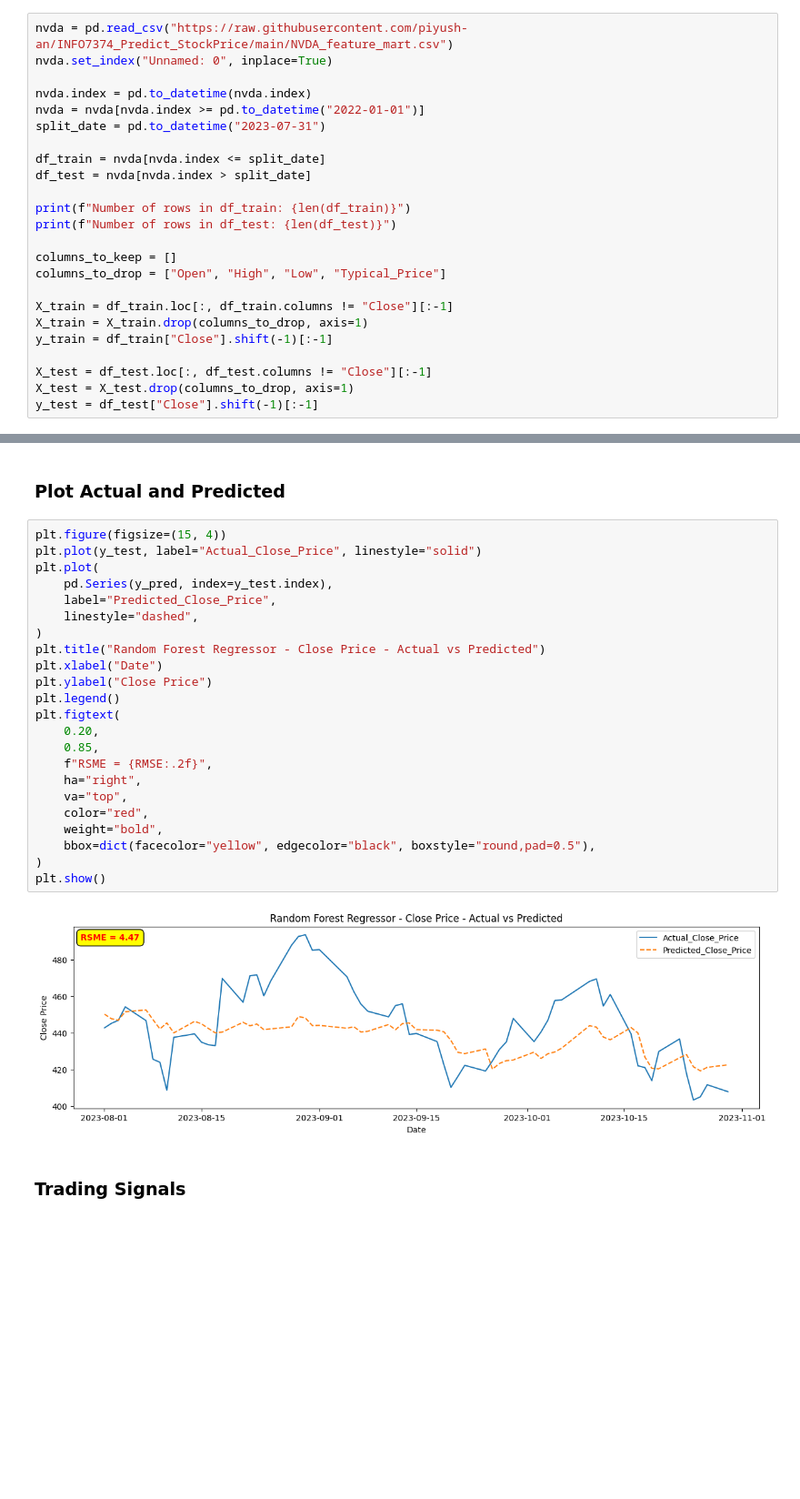
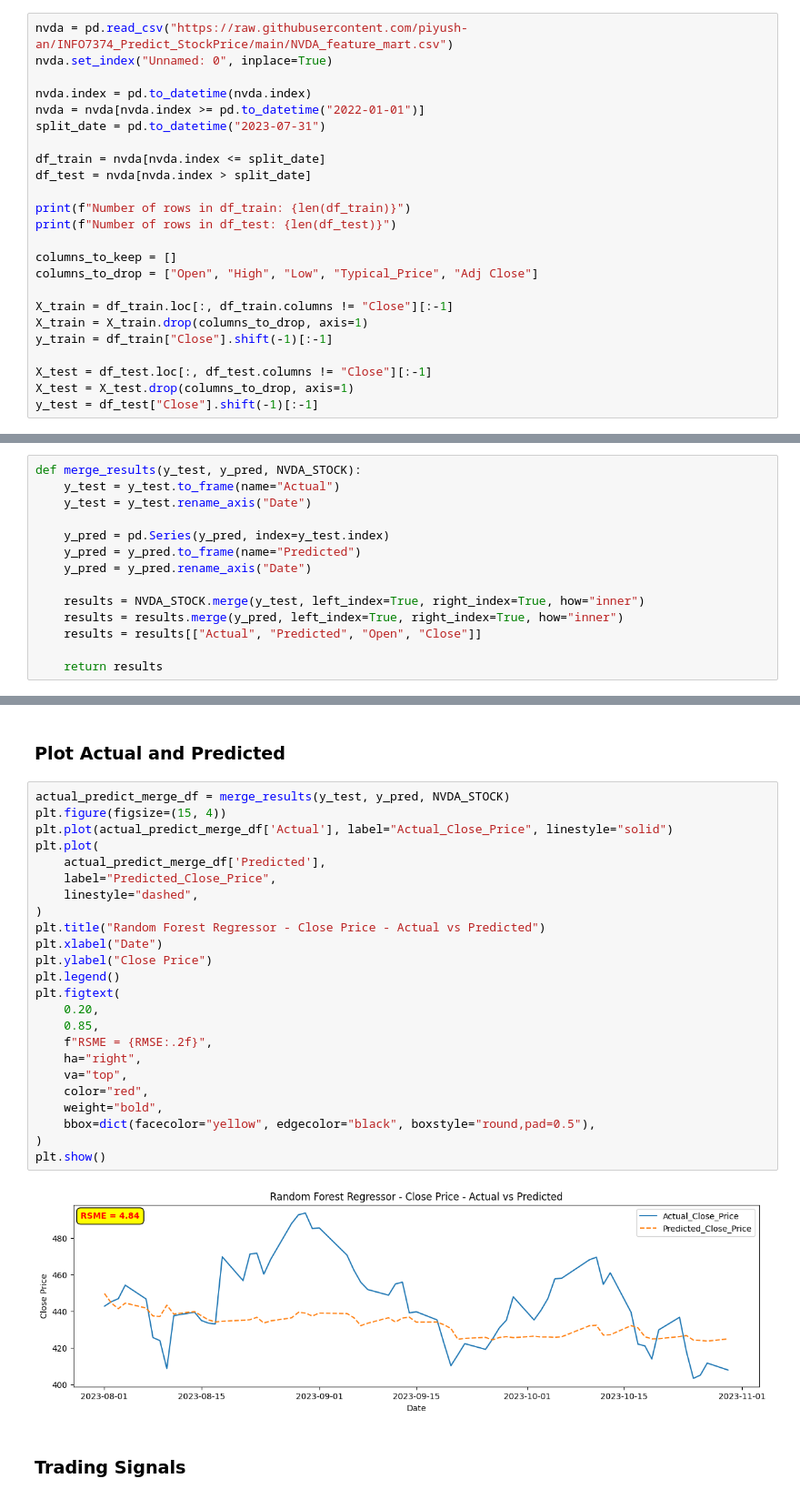
Before and after one commit to piyush-an/INFO7374_Predict_StockPrice, a Jupyter notebook: 4_Model_Training.ipynb, the cells around one changed output, grey strips where cells are left out. Shown: that part at 91% size. Saved outputs shown, nothing was run; the diff lists cells and outputs as text; blank space fills up the shorter version.

```diff
--- a/4_Model_Training.ipynb
+++ b/4_Model_Training.ipynb
@@ -75,7 +75,7 @@ print(f"Number of rows in df_train: {len(df_train)}")
 print(f"Number of rows in df_test: {len(df_test)}")
 
 columns_to_keep = []
-columns_to_drop = ["Open", "High", "Low", "Typical_Price"]
+columns_to_drop = ["Open", "High", "Low", "Typical_Price", "Adj Close"]
 
 X_train = df_train.loc[:, df_train.columns != "Close"][:-1]
 X_train = X_train.drop(columns_to_drop, axis=1)
@@ -89,0 +92,14 @@ Number of rows in df_test: 64
+# %%
+def merge_results(y_test, y_pred, NVDA_STOCK):
+    y_test = y_test.to_frame(name="Actual")
+    y_test = y_test.rename_axis("Date")
+
+    y_pred = pd.Series(y_pred, index=y_test.index)
+    y_pred = y_pred.to_frame(name="Predicted")
+    y_pred = y_pred.rename_axis("Date")
+
+    results = NVDA_STOCK.merge(y_test, left_index=True, right_index=True, how="inner")
+    results = results.merge(y_pred, left_index=True, right_index=True, how="inner")
+    results = results[["Actual", "Predicted", "Open", "Close"]]
+
+    return results
@@ -167,29 +287,30 @@ RandomForestRegressor - RMSE: 4.46946778260713
 # %% [markdown]
 ### Plot Actual and Predicted
 # %%
+actual_predict_merge_df = merge_results(y_test, y_pred, NVDA_STOCK)
 plt.figure(figsize=(15, 4))
-plt.plot(y_test, label="Actual_Close_Price", linestyle="solid")
+plt.plot(actual_predict_merge_df['Actual'], label="Actual_Close_Price", linestyle="solid")
 plt.plot(
-    pd.Series(y_pred, index=y_test.index),
+    actual_predict_merge_df['Predicted'],
     label="Predicted_Close_Price",
     linestyle="dashed",
 )
 plt.title("Random Forest Regressor - Close Price - Actual vs Predicted")
 plt.xlabel("Date")
 plt.ylabel("Close Price")
 plt.legend()
 plt.figtext(
     0.20,
     0.85,
     f"RSME = {RMSE:.2f}",
     ha="right",
     va="top",
     color="red",
     weight="bold",
     bbox=dict(facecolor="yellow", edgecolor="black", boxstyle="round,pad=0.5"),
 )
 plt.show()
 # %% [output]
-[figure, old version]
+[figure, new version]
 # %% [markdown]
 ### Trading Signals
```
Also changed, not shown: parts of 25 cells of this notebook.
